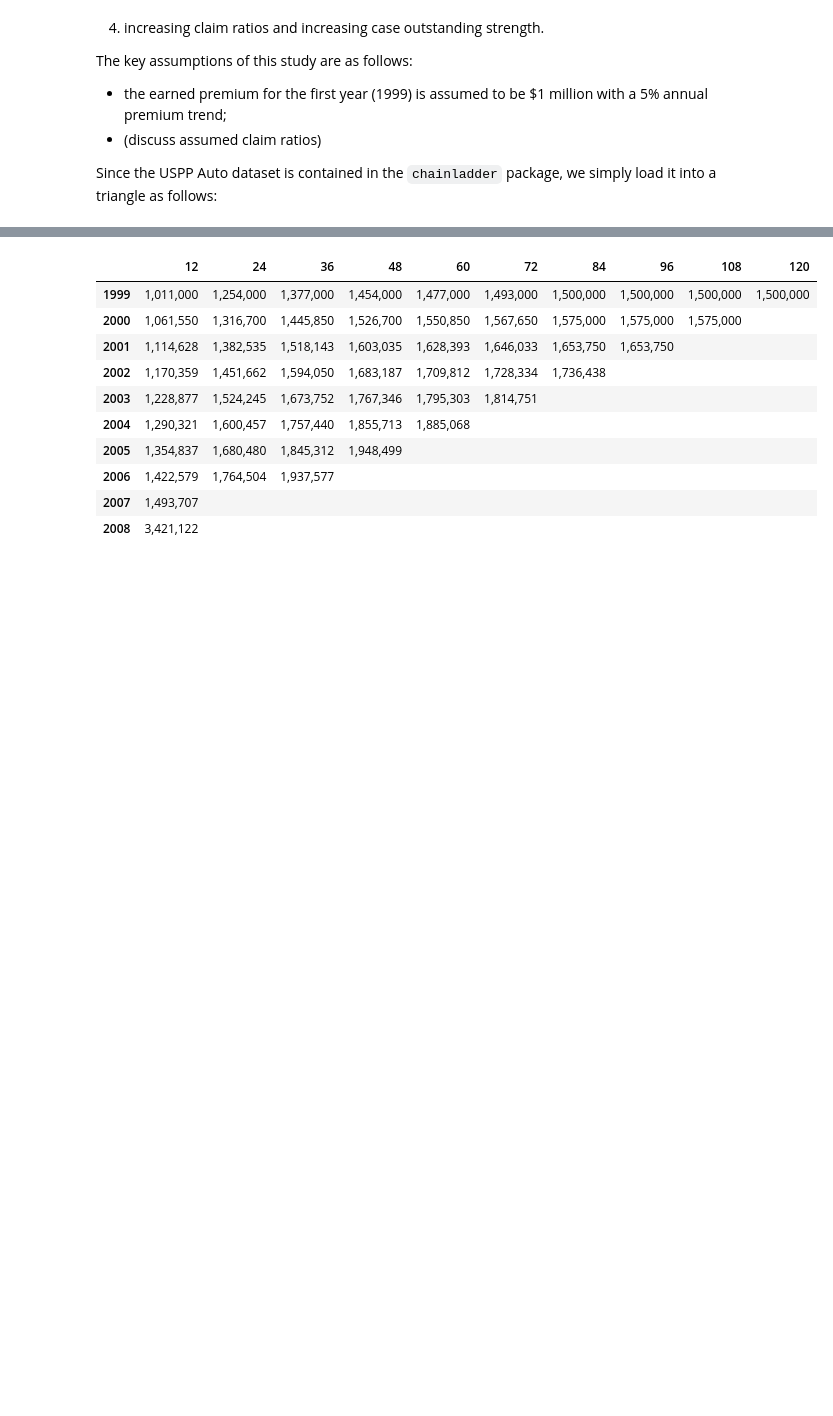
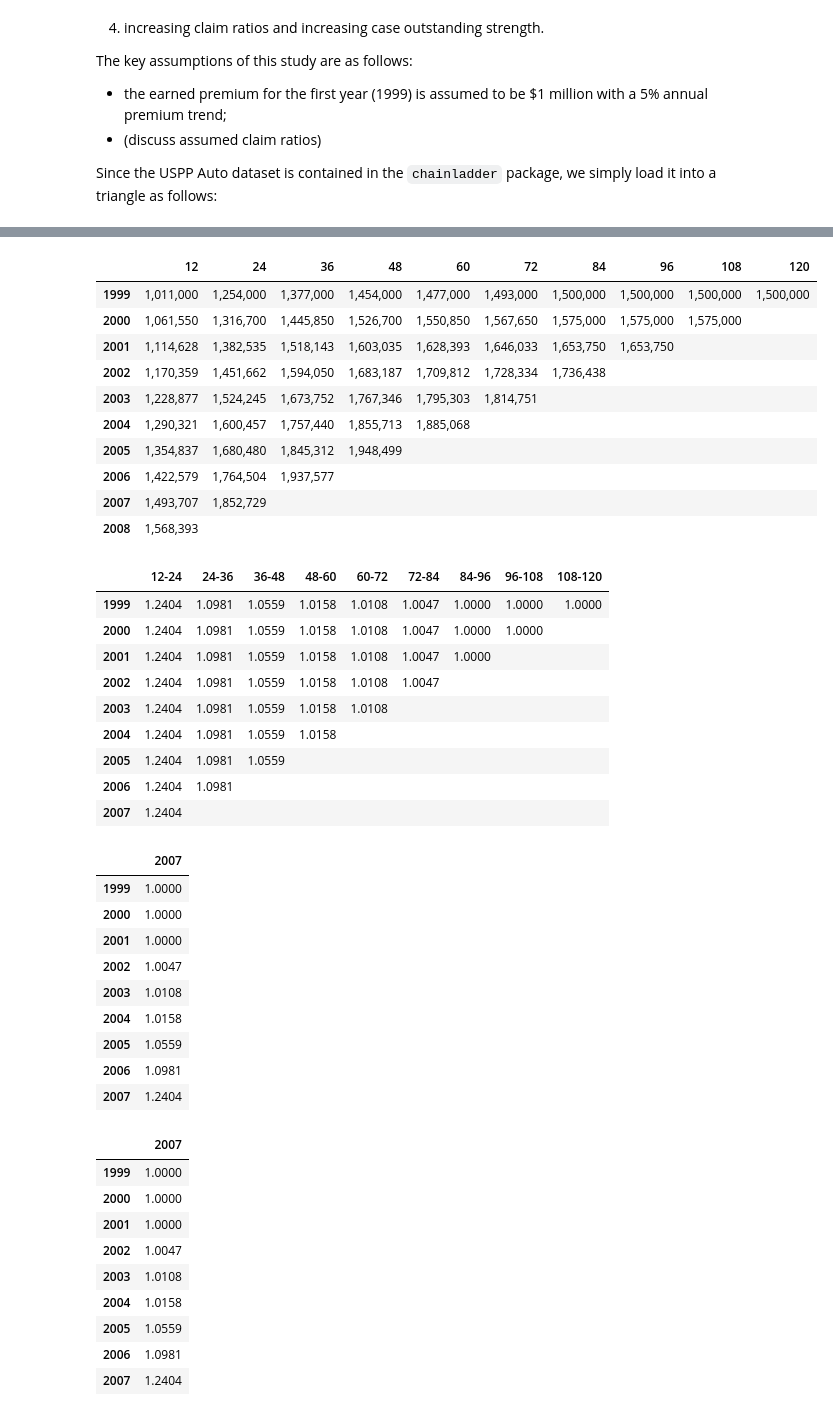
Before and after one commit to casact/chainladder-python, a Jupyter notebook: docs/friedland/chapter_7_part_2.ipynb, the cells around one changed output, grey strips where cells are left out. Cells and saved outputs as stored; diff of their text form; code cells hidden in the pictures; blank space fills up the shorter version.

```diff
--- a/docs/friedland/chapter_7_part_2.ipynb
+++ b/docs/friedland/chapter_7_part_2.ipynb
@@ -767,3 +825,6 @@ The key assumptions of this study are as follows:
 - (discuss assumed claim ratios)
 
 Since the USPP Auto dataset is contained in the `chainladder` package, we simply load it into a triangle as follows:
+# %%
+data = cl.load_sample("friedland_us_auto")
+tri = data.copy()
@@ -770,13 +1008,71 @@ Since the USPP Auto dataset is contained in the `chainladder` package, we simply
 # %%
+def format_col(x, reverse = False):
+    if reverse is True:
+        return x.to_frame().squeeze()[::-1].reset_index(drop=True)
+    return x.to_frame().squeeze().reset_index(drop=True)
+
+def col_diff(x, y):
+    return x.squeeze() - y.squeeze()
+
+def col_mult(x, y):
+    return x.squeeze() * y.squeeze()
+
+data = cl.load_sample("friedland_us_auto")
+
+scenario = "Steady State" #(can be "Steady State" or "Changing Product Mix")
+
+#Sheet 2
+
+tri = data.loc["Steady State"]["Reported Claims"]
+
+#Part 1
+display(tri)
+#Part 2
+display(tri.link_ratio)
+#Part 3
+dev = cl.Development(n_periods = 5, average = 'volume', preserve=1).fit_transform(tri)
+display(dev.link_ratio.latest_diagonal)
+#Part 4
+display(dev.link_ratio.latest_diagonal)
 # %% [output]
 |  | 12 | 24 | 36 | 48 | 60 | 72 | 84 | 96 | 108 | 120 |
 | 1999 | 1,011,000 | 1,254,000 | 1,377,000 | 1,454,000 | 1,477,000 | 1,493,000 | 1,500,000 | 1,500,000 | 1,500,000 | 1,500,000 |
 | 2000 | 1,061,550 | 1,316,700 | 1,445,850 | 1,526,700 | 1,550,850 | 1,567,650 | 1,575,000 | 1,575,000 | 1,575,000 |  |
 | 2001 | 1,114,628 | 1,382,535 | 1,518,143 | 1,603,035 | 1,628,393 | 1,646,033 | 1,653,750 | 1,653,750 |  |  |
 | 2002 | 1,170,359 | 1,451,662 | 1,594,050 | 1,683,187 | 1,709,812 | 1,728,334 | 1,736,438 |  |  |  |
 | 2003 | 1,228,877 | 1,524,245 | 1,673,752 | 1,767,346 | 1,795,303 | 1,814,751 |  |  |  |  |
 | 2004 | 1,290,321 | 1,600,457 | 1,757,440 | 1,855,713 | 1,885,068 |  |  |  |  |  |
 | 2005 | 1,354,837 | 1,680,480 | 1,845,312 | 1,948,499 |  |  |  |  |  |  |
 | 2006 | 1,422,579 | 1,764,504 | 1,937,577 |  |  |  |  |  |  |  |
-| 2007 | 1,493,707 |  |  |  |  |  |  |  |  |  |
-| 2008 | 3,421,122 |  |  |  |  |  |  |  |  |  |
+| 2007 | 1,493,707 | 1,852,729 |  |  |  |  |  |  |  |  |
+| 2008 | 1,568,393 |  |  |  |  |  |  |  |  |  |
+|  | 12-24 | 24-36 | 36-48 | 48-60 | 60-72 | 72-84 | 84-96 | 96-108 | 108-120 |
+| 1999 | 1.2404 | 1.0981 | 1.0559 | 1.0158 | 1.0108 | 1.0047 | 1.0000 | 1.0000 | 1.0000 |
+| 2000 | 1.2404 | 1.0981 | 1.0559 | 1.0158 | 1.0108 | 1.0047 | 1.0000 | 1.0000 |  |
+| 2001 | 1.2404 | 1.0981 | 1.0559 | 1.0158 | 1.0108 | 1.0047 | 1.0000 |  |  |
+| 2002 | 1.2404 | 1.0981 | 1.0559 | 1.0158 | 1.0108 | 1.0047 |  |  |  |
+| 2003 | 1.2404 | 1.0981 | 1.0559 | 1.0158 | 1.0108 |  |  |  |  |
+| 2004 | 1.2404 | 1.0981 | 1.0559 | 1.0158 |  |  |  |  |  |
+| 2005 | 1.2404 | 1.0981 | 1.0559 |  |  |  |  |  |  |
+| 2006 | 1.2404 | 1.0981 |  |  |  |  |  |  |  |
+| 2007 | 1.2404 |  |  |  |  |  |  |  |  |
+|  | 2007 |
+| 1999 | 1.0000 |
+| 2000 | 1.0000 |
+| 2001 | 1.0000 |
+| 2002 | 1.0047 |
+| 2003 | 1.0108 |
+| 2004 | 1.0158 |
+| 2005 | 1.0559 |
+| 2006 | 1.0981 |
+| 2007 | 1.2404 |
+|  | 2007 |
+| 1999 | 1.0000 |
+| 2000 | 1.0000 |
+| 2001 | 1.0000 |
+| 2002 | 1.0047 |
+| 2003 | 1.0108 |
+| 2004 | 1.0158 |
+| 2005 | 1.0559 |
+| 2006 | 1.0981 |
+| 2007 | 1.2404 |
```
Also changed, not shown: parts of 25 cells of this notebook.
